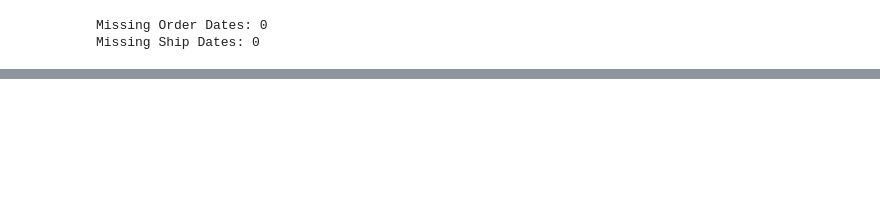
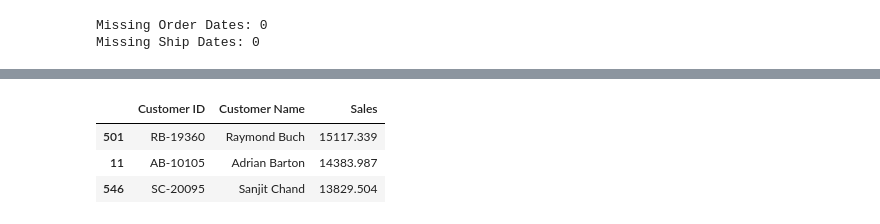
Before and after one commit to juanescdiaz/Group6_Assigment2_Retail, a Jupyter notebook: notebooks/retail_analysis.ipynb, the cells around one changed output, grey strips where cells are left out. Cells and saved outputs as stored; diff of their text form; code cells hidden in the pictures; blank space fills up the shorter version.

```diff
--- a/notebooks/retail_analysis.ipynb
+++ b/notebooks/retail_analysis.ipynb
@@ -183,0 +235,9 @@ Missing Ship Dates: 0
+# %%
+# Test 2 (Top 3 in consumer segmnet)
+test2 = top_customers(df2, top_x=3, segment="Consumer")
+test2
+# %% [output]
+|  | Customer ID | Customer Name | Sales |
+| 501 | RB-19360 | Raymond Buch | 15117.339 |
+| 11 | AB-10105 | Adrian Barton | 14383.987 |
+| 546 | SC-20095 | Sanjit Chand | 13829.504 |
```
Also changed, not shown: parts of 5 cells of this notebook.
